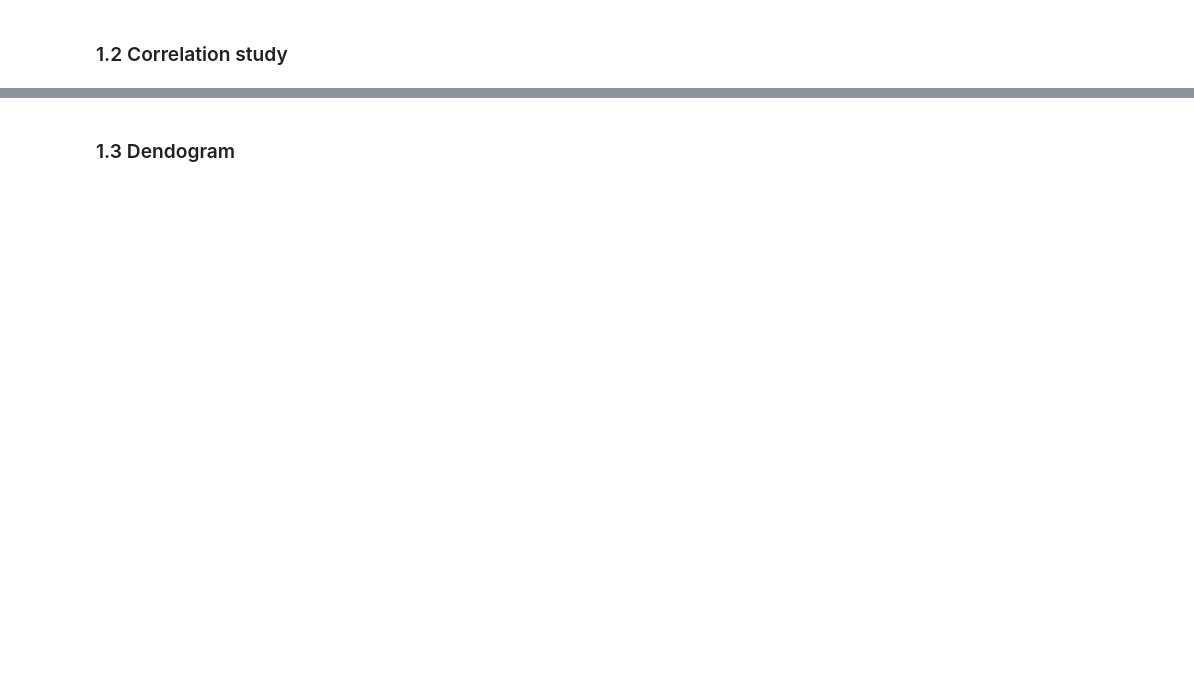
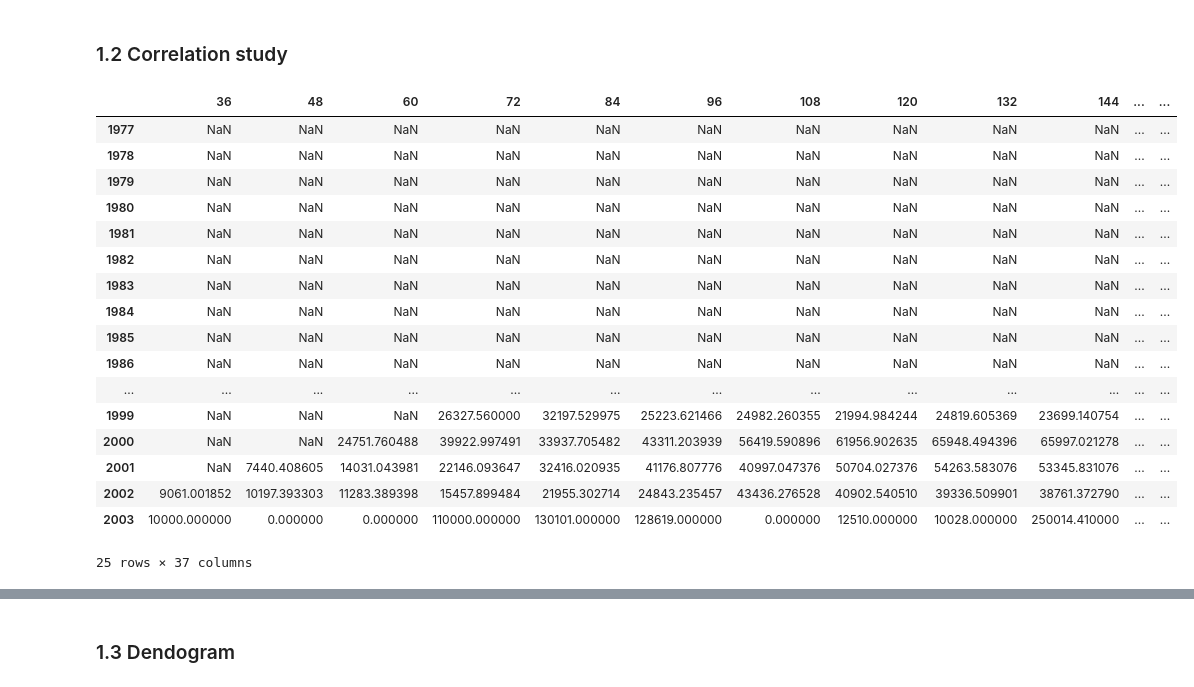
Before and after one commit to n-naoufal/reserve_risk_missing_data, a Jupyter notebook: Applying_models_codeTesting.ipynb, the cells around one changed output, grey strips where cells are left out. Cells and saved outputs as stored; diff of their text form; code cells hidden in the pictures; blank space fills up the shorter version.

```diff
--- a/Applying_models_codeTesting.ipynb
+++ b/Applying_models_codeTesting.ipynb
@@ -94,4 +118,25 @@ Triangle = Triangle.loc[:, (Triangle != 0).any(axis=0)]
 # np.where(df.as_matrix()<0)
+# %%
+Triangle
+# %% [output]
+|  | 36 | 48 | 60 | 72 | 84 | 96 | 108 | 120 | 132 | 144 | ... | ... |
+| 1977 | NaN | NaN | NaN | NaN | NaN | NaN | NaN | NaN | NaN | NaN | ... | ... |
+| 1978 | NaN | NaN | NaN | NaN | NaN | NaN | NaN | NaN | NaN | NaN | ... | ... |
+| 1979 | NaN | NaN | NaN | NaN | NaN | NaN | NaN | NaN | NaN | NaN | ... | ... |
+| 1980 | NaN | NaN | NaN | NaN | NaN | NaN | NaN | NaN | NaN | NaN | ... | ... |
+| 1981 | NaN | NaN | NaN | NaN | NaN | NaN | NaN | NaN | NaN | NaN | ... | ... |
+| 1982 | NaN | NaN | NaN | NaN | NaN | NaN | NaN | NaN | NaN | NaN | ... | ... |
+| 1983 | NaN | NaN | NaN | NaN | NaN | NaN | NaN | NaN | NaN | NaN | ... | ... |
+| 1984 | NaN | NaN | NaN | NaN | NaN | NaN | NaN | NaN | NaN | NaN | ... | ... |
+| 1985 | NaN | NaN | NaN | NaN | NaN | NaN | NaN | NaN | NaN | NaN | ... | ... |
+| 1986 | NaN | NaN | NaN | NaN | NaN | NaN | NaN | NaN | NaN | NaN | ... | ... |
+| ... | ... | ... | ... | ... | ... | ... | ... | ... | ... | ... | ... | ... |
+| 1999 | NaN | NaN | NaN | 26327.560000 | 32197.529975 | 25223.621466 | 24982.260355 | 21994.984244 | 24819.605369 | 23699.140754 | ... | ... |
+| 2000 | NaN | NaN | 24751.760488 | 39922.997491 | 33937.705482 | 43311.203939 | 56419.590896 | 61956.902635 | 65948.494396 | 65997.021278 | ... | ... |
+| 2001 | NaN | 7440.408605 | 14031.043981 | 22146.093647 | 32416.020935 | 41176.807776 | 40997.047376 | 50704.027376 | 54263.583076 | 53345.831076 | ... | ... |
+| 2002 | 9061.001852 | 10197.393303 | 11283.389398 | 15457.899484 | 21955.302714 | 24843.235457 | 43436.276528 | 40902.540510 | 39336.509901 | 38761.372790 | ... | ... |
+| 2003 | 10000.000000 | 0.000000 | 0.000000 | 110000.000000 | 130101.000000 | 128619.000000 | 0.000000 | 12510.000000 | 10028.000000 | 250014.410000 | ... | ... |
+25 rows × 37 columns
 # %%
 # plt.matshow(Triangle.T.corr(method='pearson', min_periods=1))
 def plot_corr(df,size=10):
```
Also changed, not shown: parts of 24 cells of this notebook, 7 other files.
